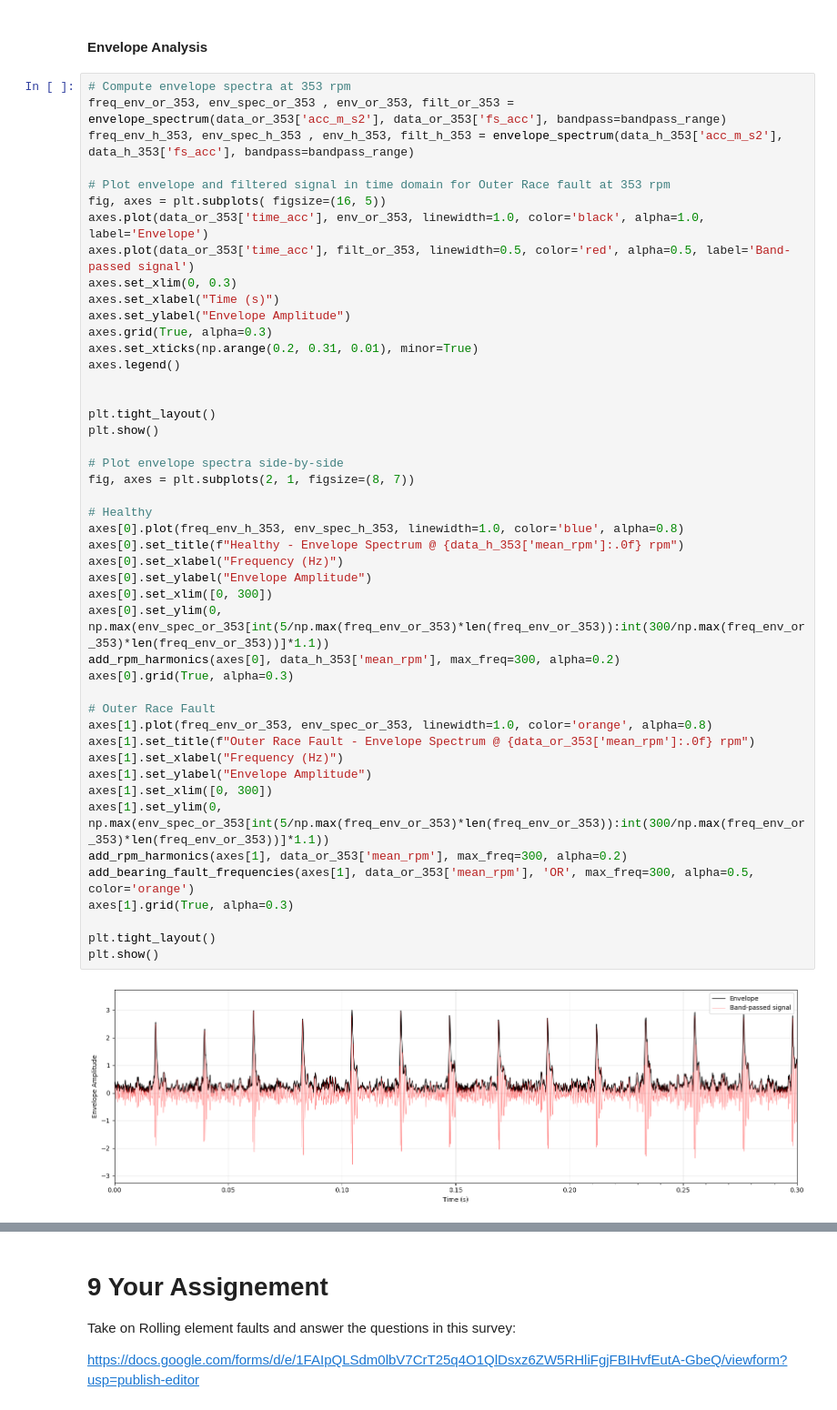
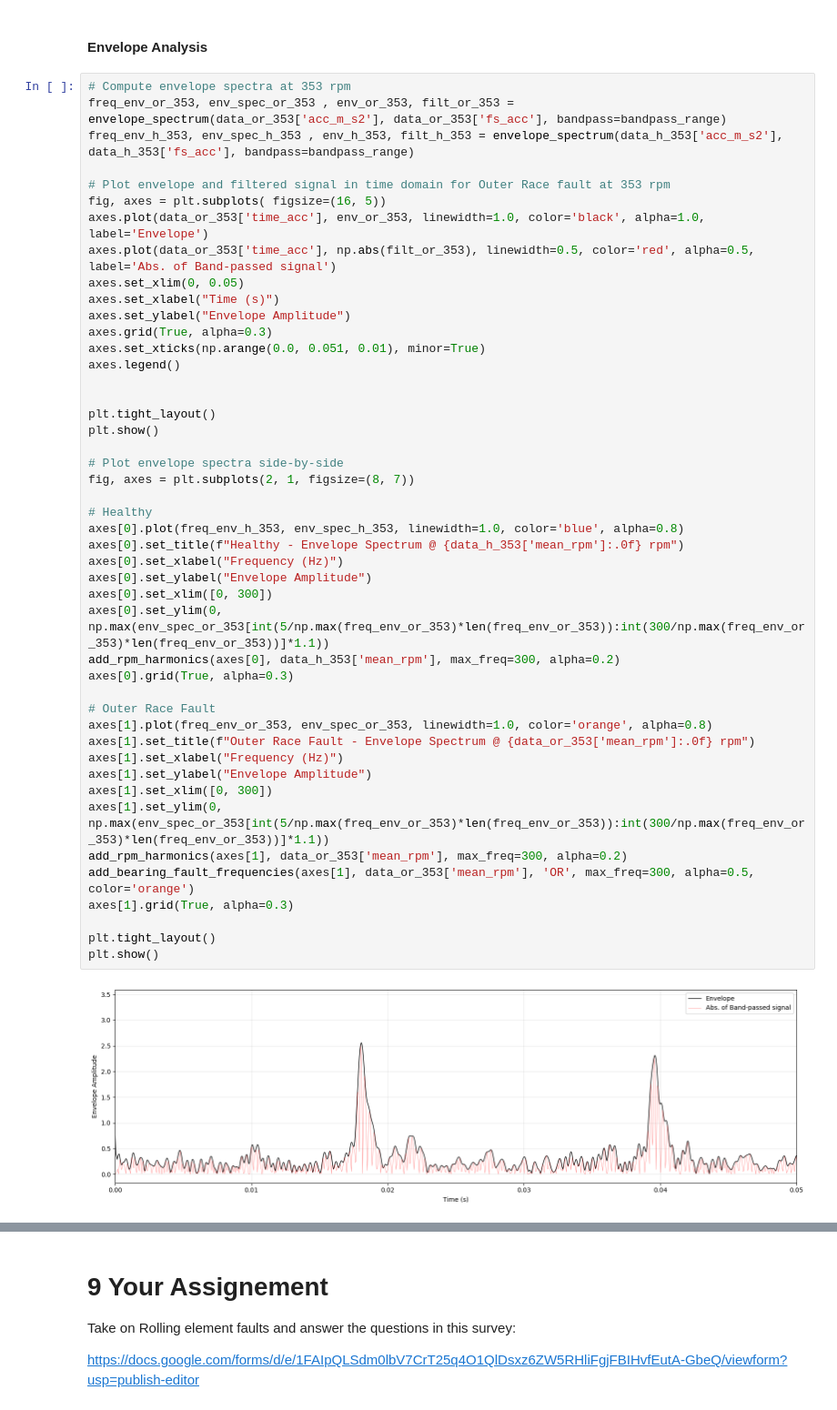
Before and after one commit to lgiraudo/Bearing-Fault-Diagnosis, a Jupyter notebook: content/BearingFaultDiagnosis.ipynb, the cells around one changed output, grey strips where cells are left out. Shown at 91% size. Cells and saved outputs as stored; diff of their text form.

```diff
--- a/content/BearingFaultDiagnosis.ipynb
+++ b/content/BearingFaultDiagnosis.ipynb
@@ -1240,46 +1244,46 @@ freq_env_h_353, env_spec_h_353 , env_h_353, filt_h_353 = envelope_spectrum(data_
 # Plot envelope and filtered signal in time domain for Outer Race fault at 353 rpm
 fig, axes = plt.subplots( figsize=(16, 5))
 axes.plot(data_or_353['time_acc'], env_or_353, linewidth=1.0, color='black', alpha=1.0, label='Envelope')
-axes.plot(data_or_353['time_acc'], filt_or_353, linewidth=0.5, color='red', alpha=0.5, label='Band-passed signal')
-axes.set_xlim(0, 0.3)
+axes.plot(data_or_353['time_acc'], np.abs(filt_or_353), linewidth=0.5, color='red', alpha=0.5, label='Abs. of Band-passed signal')
+axes.set_xlim(0, 0.05)
 axes.set_xlabel("Time (s)")
 axes.set_ylabel("Envelope Amplitude")
 axes.grid(True, alpha=0.3)
-axes.set_xticks(np.arange(0.2, 0.31, 0.01), minor=True)
+axes.set_xticks(np.arange(0.0, 0.051, 0.01), minor=True)
 axes.legend()
 
 
 plt.tight_layout()
 plt.show()
 
 # Plot envelope spectra side-by-side
 fig, axes = plt.subplots(2, 1, figsize=(8, 7))
 
 # Healthy
 axes[0].plot(freq_env_h_353, env_spec_h_353, linewidth=1.0, color='blue', alpha=0.8)
 axes[0].set_title(f"Healthy - Envelope Spectrum @ {data_h_353['mean_rpm']:.0f} rpm")
 axes[0].set_xlabel("Frequency (Hz)")
 axes[0].set_ylabel("Envelope Amplitude")
 axes[0].set_xlim([0, 300])
 axes[0].set_ylim(0, np.max(env_spec_or_353[int(5/np.max(freq_env_or_353)*len(freq_env_or_353)):int(300/np.max(freq_env_or_353)*len(freq_env_or_353))]*1.1))
 add_rpm_harmonics(axes[0], data_h_353['mean_rpm'], max_freq=300, alpha=0.2)
 axes[0].grid(True, alpha=0.3)
 
 # Outer Race Fault
 axes[1].plot(freq_env_or_353, env_spec_or_353, linewidth=1.0, color='orange', alpha=0.8)
 axes[1].set_title(f"Outer Race Fault - Envelope Spectrum @ {data_or_353['mean_rpm']:.0f} rpm")
 axes[1].set_xlabel("Frequency (Hz)")
 axes[1].set_ylabel("Envelope Amplitude")
 axes[1].set_xlim([0, 300])
 axes[1].set_ylim(0, np.max(env_spec_or_353[int(5/np.max(freq_env_or_353)*len(freq_env_or_353)):int(300/np.max(freq_env_or_353)*len(freq_env_or_353))]*1.1))
 add_rpm_harmonics(axes[1], data_or_353['mean_rpm'], max_freq=300, alpha=0.2)
 add_bearing_fault_frequencies(axes[1], data_or_353['mean_rpm'], 'OR', max_freq=300, alpha=0.5, color='orange')
 axes[1].grid(True, alpha=0.3)
 
 plt.tight_layout()
 plt.show()
 # %% [output]
-[figure, old version]
+[figure, new version]
 [figure]
 # %% [markdown]
 # 9 Your Assignement
```
Also changed, not shown: parts of 8 cells of this notebook.
